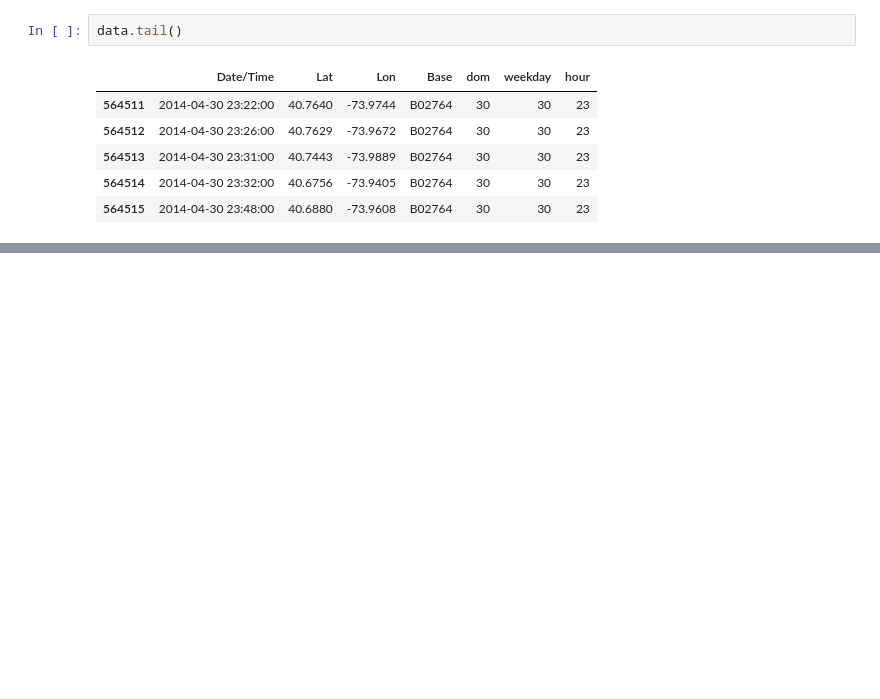
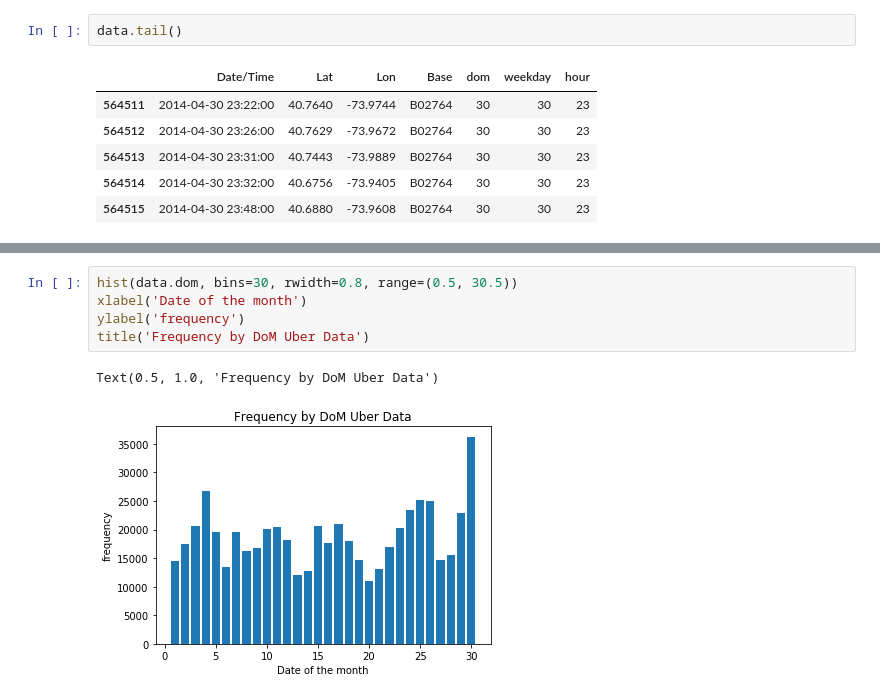
Before and after one commit to monica2702/Uber_DataAnalytics, a Jupyter notebook: Uber_DataAnalytics.ipynb, the cells around one changed output, grey strips where cells are left out. Saved outputs shown, nothing was run; the diff lists cells and outputs as text; blank space fills up the shorter version.

```diff
--- a/Uber_DataAnalytics.ipynb
+++ b/Uber_DataAnalytics.ipynb
@@ -144,0 +160,8 @@ data.tail()
+# %%
+hist(data.dom, bins=30, rwidth=0.8, range=(0.5, 30.5))
+xlabel('Date of the month')
+ylabel('frequency')
+title('Frequency by DoM Uber Data')
+# %% [output]
+Text(0.5, 1.0, 'Frequency by DoM Uber Data')
+[figure, added]
```
Also changed, not shown: parts of 12 cells of this notebook.
